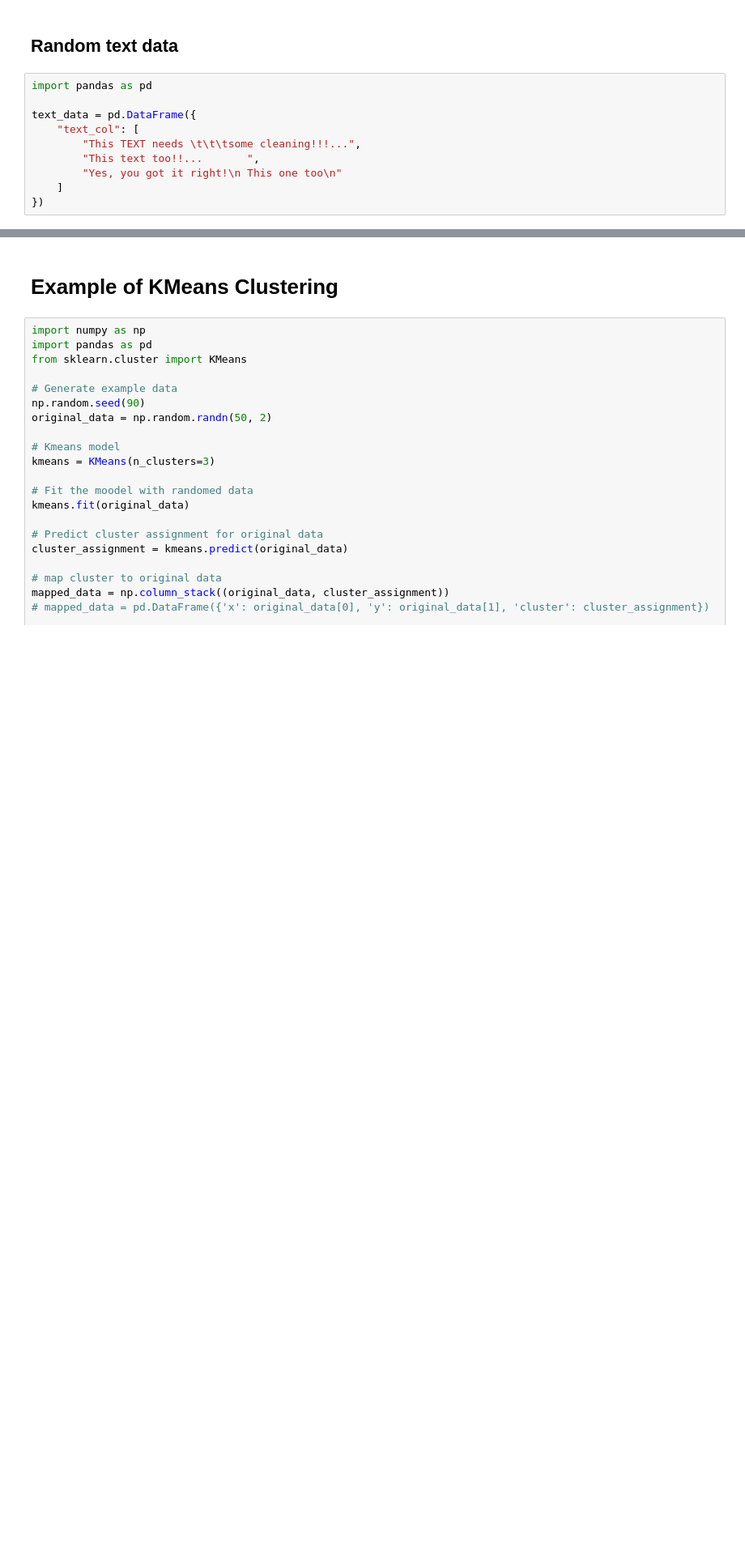
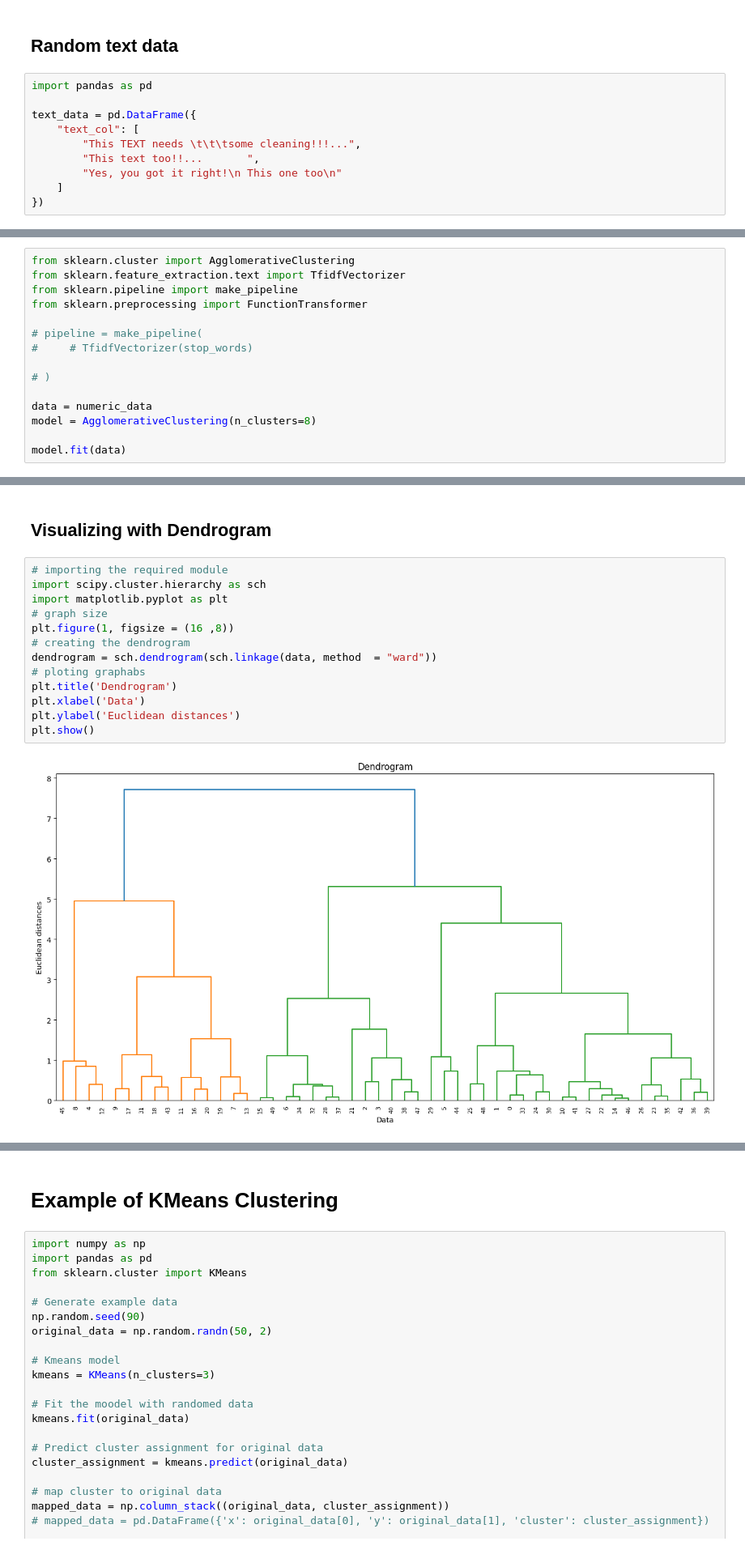
Before and after one commit to MUICT-SERU/SP2022-ButterChicken, a Jupyter notebook: text-clustering/Agglomerative Clustering Example/experiment_testing_clustering.ipynb, the cells around one changed output, grey strips where cells are left out. Shown: that part at 81% size. Saved outputs shown, nothing was run; the diff lists cells and outputs as text; blank space fills up the shorter version.

```diff
--- a/text-clustering/Agglomerative Clustering Example/experiment_testing_clustering.ipynb
+++ b/text-clustering/Agglomerative Clustering Example/experiment_testing_clustering.ipynb
@@ -20,0 +23,15 @@ text_data = pd.DataFrame({
+# %%
+from sklearn.cluster import AgglomerativeClustering
+from sklearn.feature_extraction.text import TfidfVectorizer
+from sklearn.pipeline import make_pipeline
+from sklearn.preprocessing import FunctionTransformer
+
+# pipeline = make_pipeline(
+#     # TfidfVectorizer(stop_words)
+
+# )
+
+data = numeric_data
+model = AgglomerativeClustering(n_clusters=8)
+
+model.fit(data)
@@ -20,0 +61,17 @@ text_data = pd.DataFrame({
+# %% [markdown]
+## Visualizing with Dendrogram
+# %%
+# importing the required module
+import scipy.cluster.hierarchy as sch
+import matplotlib.pyplot as plt
+# graph size
+plt.figure(1, figsize = (16 ,8))
+# creating the dendrogram
+dendrogram = sch.dendrogram(sch.linkage(data, method  = "ward"))
+# ploting graphabs
+plt.title('Dendrogram')
+plt.xlabel('Data')
+plt.ylabel('Euclidean distances')
+plt.show()
+# %% [output]
+[figure, added]
```
Also changed, not shown: parts of 12 cells of this notebook, 1 other file.
